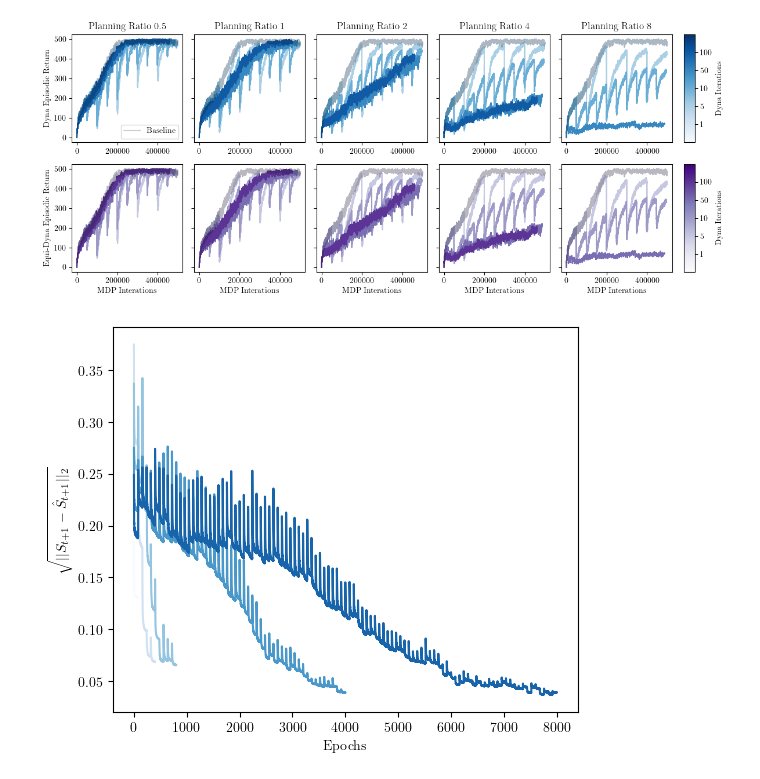
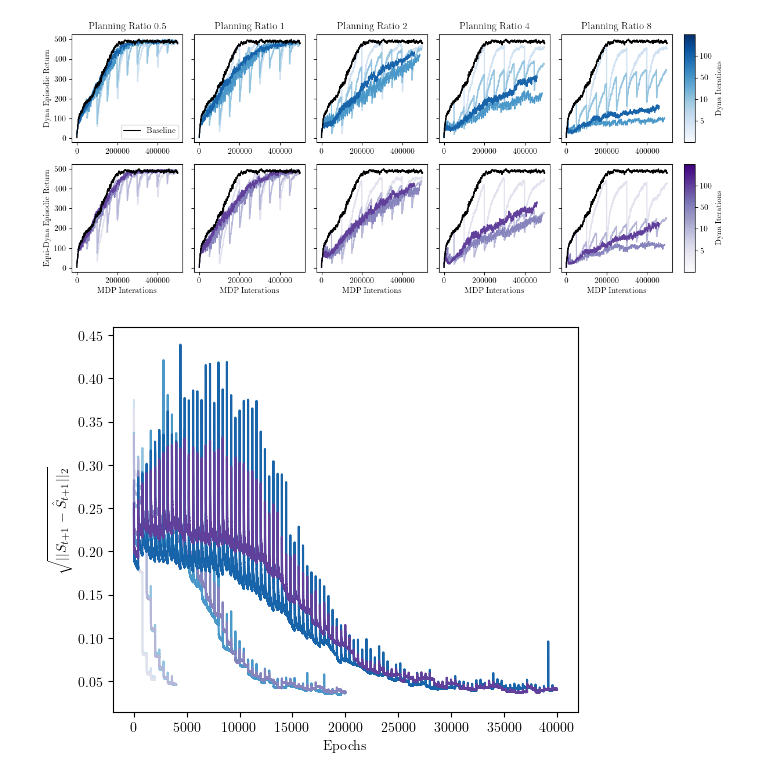
Before and after one commit to seancraven/mono_ms, a Jupyter notebook: dyna/dyna_hyp_cp.ipynb, the cells around one changed output. Cells and saved outputs as stored; diff of their text form; code cells hidden in the pictures.

```diff
--- a/dyna/dyna_hyp_cp.ipynb
+++ b/dyna/dyna_hyp_cp.ipynb
@@ -22,13 +18,13 @@ results = {}
 equi_results = {}
 for pr in planning_ratios:
     for iter_ in dyna_iters:
-        path = f"../dyna_pr{pr}_iter{iter_}.pkl"
-        path_equi = f"../equi_dyna_pr{pr}_iter{iter_}.pkl"
+        path = f"../dyna_pr{pr}_iter{iter_}_50.pkl"
+        path_equi = f"../equi_dyna_pr{pr}_iter{iter_}_50.pkl"
         if os.path.isfile(path):
             with open(path, "rb") as f:
                 results[(pr, iter_)]= jax.device_put(pickle.load(f), cpu)
-
-            with open(path, "rb") as equi_f:
+        if os.path.isfile(path_equi):
+            with open(path_equi, "rb") as equi_f:
                 equi_results[(pr, iter_)]= jax.device_put(pickle.load(equi_f), cpu)
 # %%
 losses = {key: array[1][0] for key, array in results.items()}
@@ -36,19 +32,21 @@ results = {key: array[1][1].reshape(128, -1) for key, array in results.items()}
 equi_losses = {key: array[1][0] for key, array in equi_results.items()}
 equi_results = {key: array[1][1].reshape(128, -1) for key, array in equi_results.items()}
 # %%
+def window(x, w=100):
+    return jnp.convolve(x, jnp.ones(w), "valid")/w
 fig, ax = plt.subplots(2, 6, figsize=(12, 5), width_ratios=[1, 1, 1, 1, 1, 0.1])
 cmap = plt.cm.Blues
 cmap_equi = plt.cm.Purples
 for i, pr in enumerate(planning_ratios):
     for j, iter_ in enumerate(dyna_iters):
         try:
-            ax[0, i].plot(results[(pr, iter_)].mean(axis=0), c = cmap((j+1)/(len(dyna_iters)+1)))
-            ax[1, i].plot(equi_results[(pr, iter_)].mean(axis=0), c=cmap_equi((j+1)/(len(dyna_iters)+1)))
+            ax[0, i].plot(window(results[(pr, iter_)].mean(axis=0)), c = cmap((j+1)/(len(dyna_iters)+1)))
+            ax[1, i].plot(window(equi_results[(pr, iter_)].mean(axis=0)), c=cmap_equi((j+1)/(len(dyna_iters)+1)))
         except KeyError as e:
             pass
         returns = base_metrics[1].info["returned_episode_returns"].reshape(128, -1)
-    ax[1,i].plot(returns.mean(axis=0), label="Baseline", c= "black", alpha=0.2)
-    ax[0, i].plot(returns.mean(axis=0), label="Baseline", c= "black", alpha=0.2)
+    ax[1,i].plot(window(returns.mean(axis=0)), label="Baseline", c= "black" )
+    ax[0, i].plot(window(returns.mean(axis=0)), label="Baseline", c= "black")
     ax[0, i].set_title(f"Planning Ratio {pr}")
     ax[1, i].set_xlabel("MDP Interations")
 for i in range(1, 5):
@@ -65,13 +63,15 @@ ax[ 1,5,].set_yticks([(i+1)/(len(dyna_iters)+1) for i,_ in enumerate(dyna_iters)
 ax[ 0,5,].set_ylabel("Dyna Iterations")
 ax[ 1,5,].set_ylabel("Dyna Iterations")
 fig.tight_layout()
+fig.savefig("../msc_thesis/Figures/dyna_sweep_catch.png")
 # %% [output]
-[figure, old version]
+[figure, new version]
 # %%
-fig, ax = plt.subplots(figsize=(6,5))
+fig, ax = plt.subplots( figsize=(6,5))
 for i, iter_ in enumerate(dyna_iters):
-    ax.plot(losses[(1, iter_)].reshape(128,-1).mean(axis=0), c=cmap(i/len(dyna_iters)))
+    ax.plot(losses[(0.5, iter_)].reshape(128,-1).mean(axis=0), c=cmap((i + 1)/(len(dyna_iters) + 1)))
+    ax.plot(equi_losses[(0.5, iter_)].reshape(128,-1).mean(axis=0), c=cmap_equi((i + 1)/(len(dyna_iters)+ 1)))
     ax.set_xlabel("Epochs")
     ax.set_ylabel("$\sqrt{||S_{t+1} - \hat{S}_{t+1}||_2}$")
 # %% [output]
-[figure, old version]
+[figure, new version]
```
Also changed, not shown: parts of 1 cell of this notebook, 5 other files.
